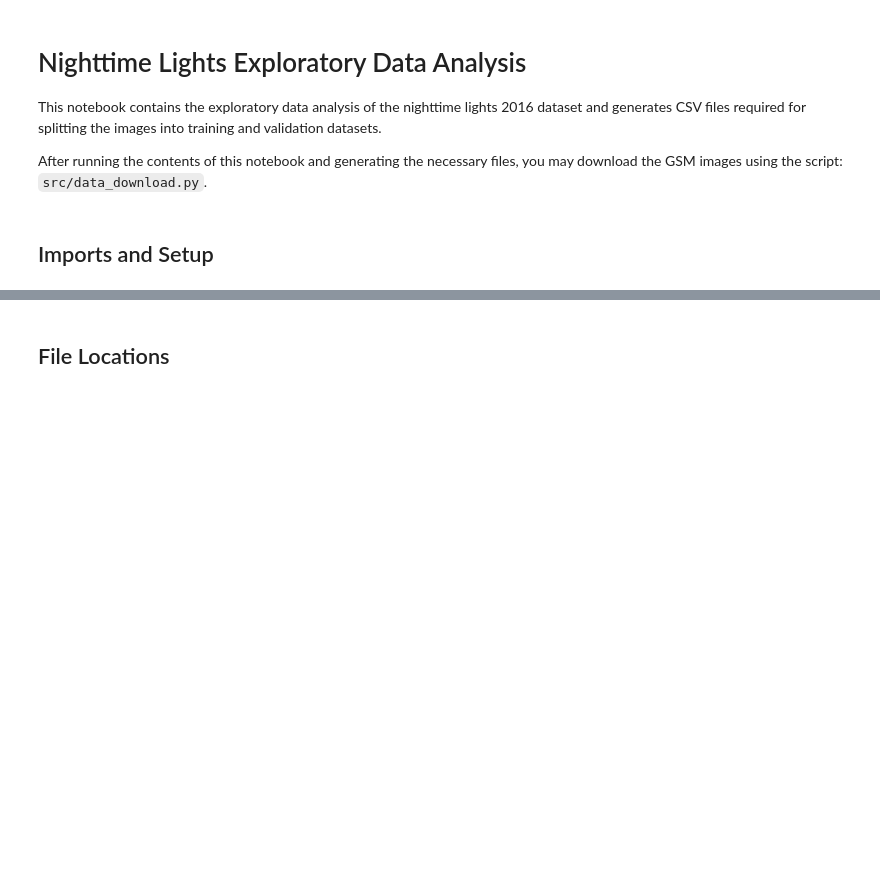
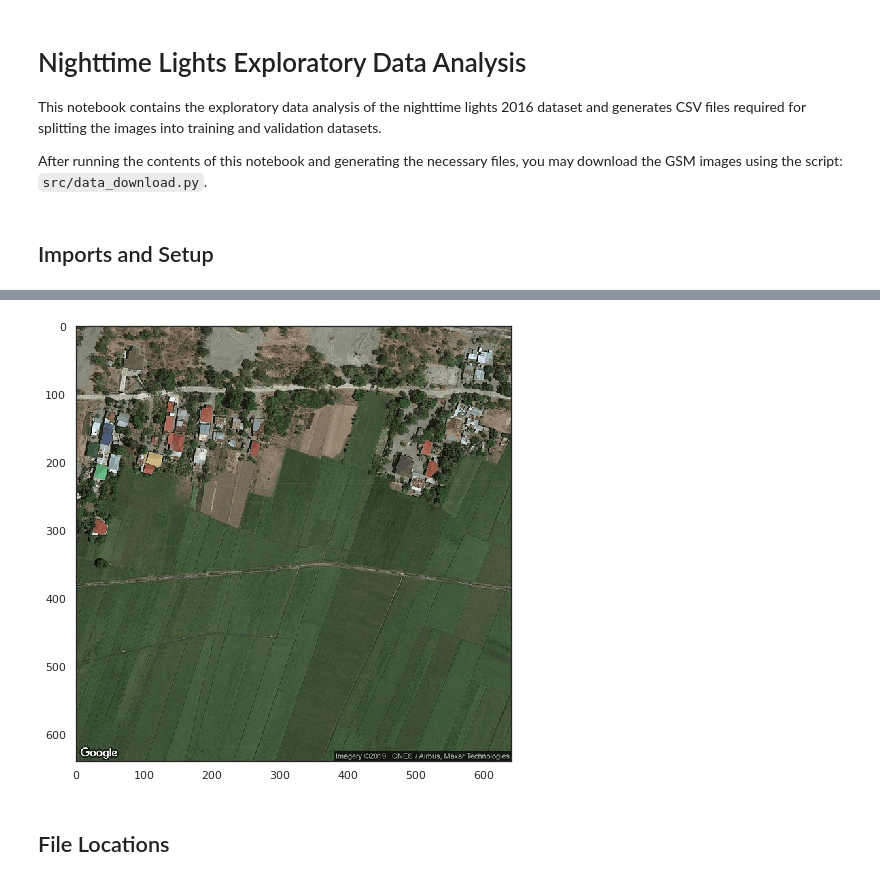
Before and after one commit to thinkingmachines/ph-poverty-mapping, a Jupyter notebook: notebooks/01_lights_eda.ipynb, the cells around one changed output, grey strips where cells are left out. Drawn from its saved outputs; the diff is of its cells as text; code cells hidden in the pictures; blank space fills up the shorter version.

```diff
--- a/notebooks/01_lights_eda.ipynb
+++ b/notebooks/01_lights_eda.ipynb
@@ -35,3 +70,11 @@ sns.set(style='white', font_scale=1, palette=TM_pal_categorical_3)
+# %%
+import matplotlib.image as mpimg
+figsize = (8, 8)
+plt.figure(figsize=figsize)
+plt.imshow(new_img_arr)
+plt.show()
+# %% [output]
+[figure, added]
 # %% [markdown]
 ## File Locations
 # %%
```
Also changed, not shown: parts of 4 cells of this notebook, 14 other files.
